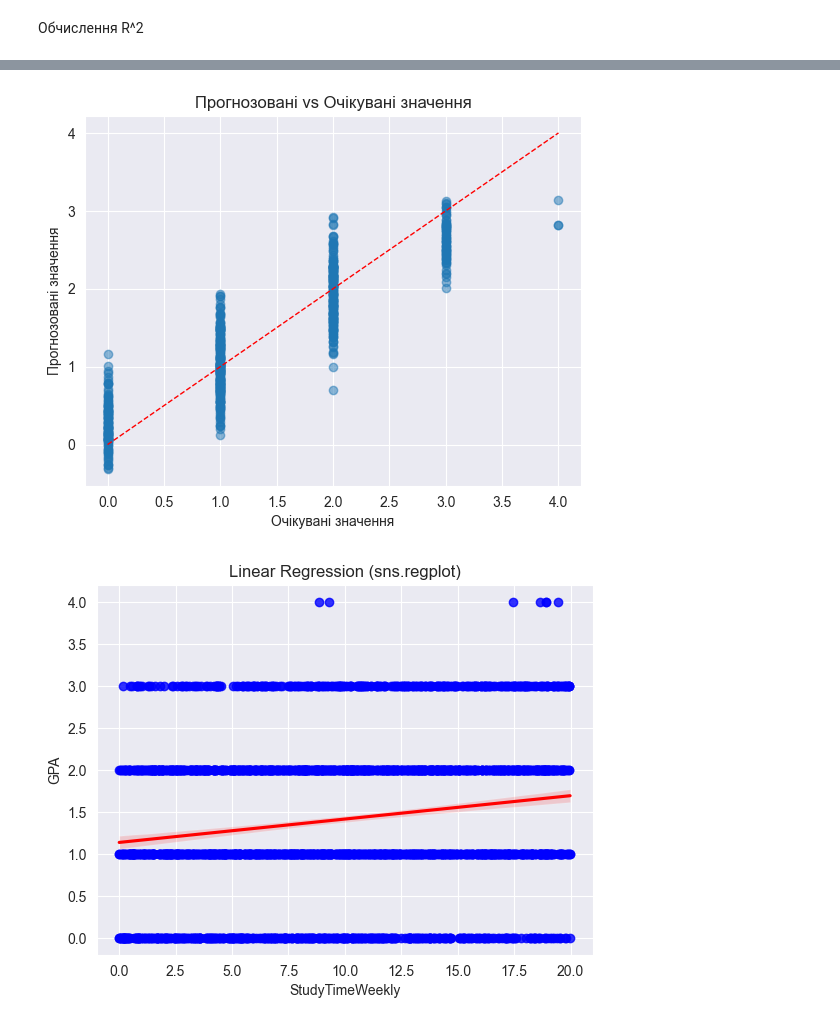
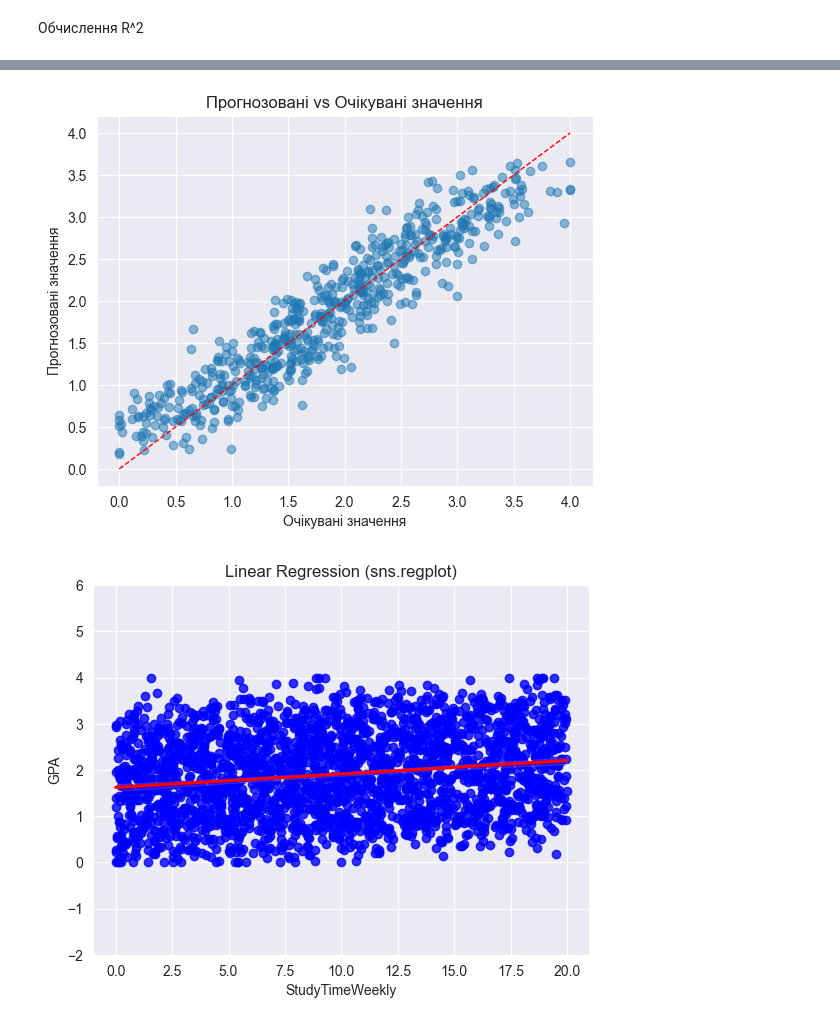
Before and after one commit to anonjustchillin/MachineLearning_labs, a Jupyter notebook: lin_reg_task/task1.ipynb, the cells around one changed output, grey strips where cells are left out. Drawn from its saved outputs; the diff is of its cells as text; code cells hidden in the pictures.

```diff
--- a/lin_reg_task/task1.ipynb
+++ b/lin_reg_task/task1.ipynb
@@ -36,7 +36,7 @@ GPA
 0.469553     1
 Name: count, Length: 2371, dtype: int64
 # %%
-dataset.GPA = dataset.GPA.astype('int')
+# dataset.GPA = dataset.GPA.astype('int')
 # %% [markdown]
 Перевірка даних на NaN
 # %%
@@ -174,13 +175,14 @@ plt.title('Прогнозовані vs Очікувані значення')
 plt.plot([Y_test.min(), Y_test.max()], [Y_test.min(), Y_test.max()], 'r--', lw=1)
 plt.show()
 # %% [output]
-[figure, old version]
+[figure, new version]
 # %%
 axes = sns.regplot(x=df.StudyTimeWeekly, y=df.GPA, data=df, scatter_kws={"color": "blue"}, line_kws={"color": "red"})
 plt.title("Linear Regression (sns.regplot)")
+plt.ylim(-2, 6)
 plt.show()
 # %% [output]
-[figure, old version]
+[figure, new version]
 # %%
 axes = sns.regplot(x=df.Absences, y=df.GPA, data=df, scatter_kws={"color": "blue"}, line_kws={"color": "red"})
 plt.title("Linear Regression (sns.regplot)")
```
Also changed, not shown: parts of 15 cells of this notebook, 3 other files.
